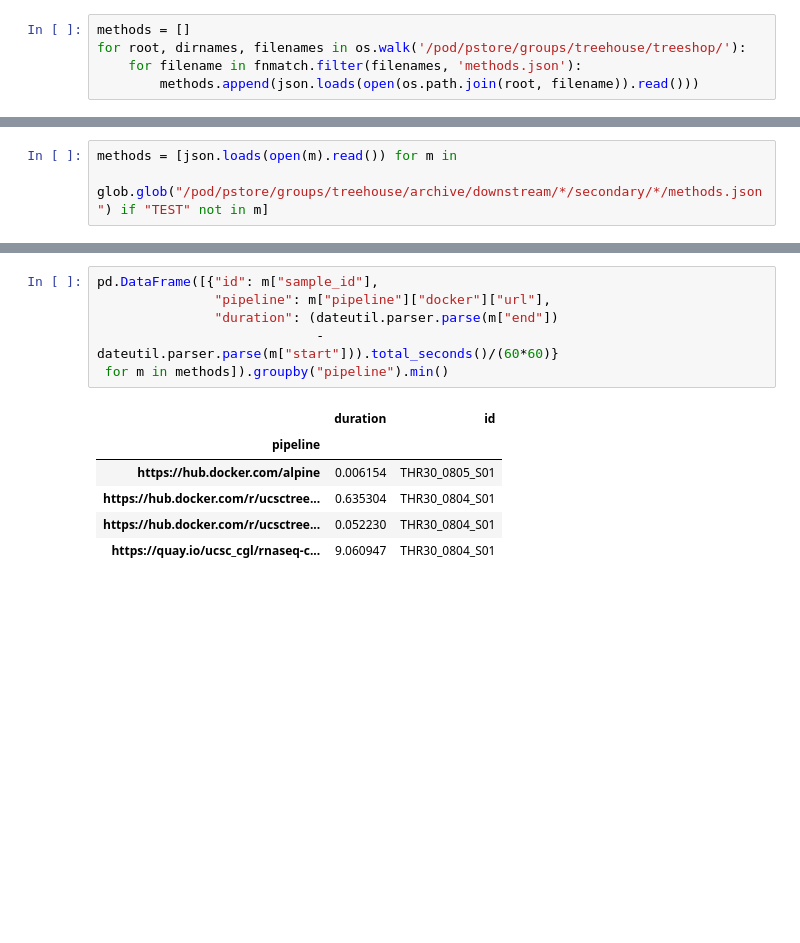
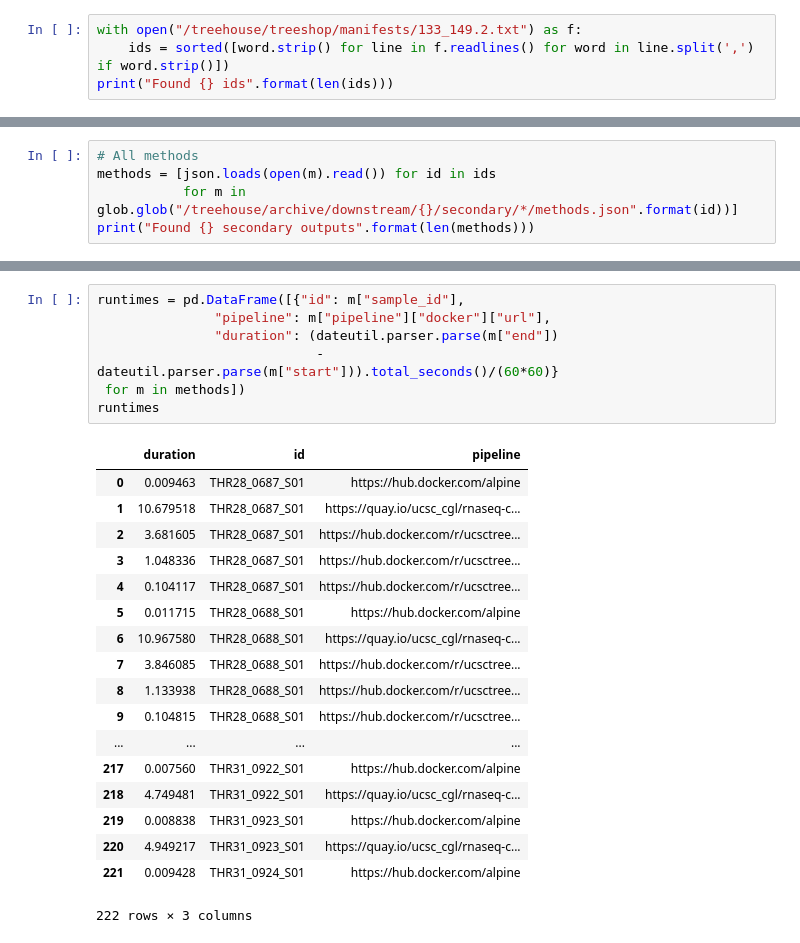
Before and after one commit to rcurrie/notebooks, a Jupyter notebook: Treehouse Pipeline Runtimes.ipynb, the cells around one changed output, grey strips where cells are left out. Cells and saved outputs as stored; diff of their text form; blank space fills up the shorter version.

```diff
--- a/Treehouse Pipeline Runtimes.ipynb
+++ b/Treehouse Pipeline Runtimes.ipynb
@@ -6,7 +7,6 @@ import dateutil.parser
 import glob
 import pandas as pd
-# %%
-methods = []
-for root, dirnames, filenames in os.walk('/pod/pstore/groups/treehouse/treeshop/'):
-    for filename in fnmatch.filter(filenames, 'methods.json'):
-        methods.append(json.loads(open(os.path.join(root, filename)).read()))
+# %%
+with open("/treehouse/treeshop/manifests/133_149.2.txt") as f:
+    ids = sorted([word.strip() for line in f.readlines() for word in line.split(',') if word.strip()])
+print("Found {} ids".format(len(ids)))
@@ -13,3 +15,5 @@ for root, dirnames, filenames in os.walk('/pod/pstore/groups/treehouse/treeshop/
 # %%
-methods = [json.loads(open(m).read()) for m in
-           glob.glob("/pod/pstore/groups/treehouse/archive/downstream/*/secondary/*/methods.json") if "TEST" not in m]
+# All methods
+methods = [json.loads(open(m).read()) for id in ids
+           for m in glob.glob("/treehouse/archive/downstream/{}/secondary/*/methods.json".format(id))]
+print("Found {} secondary outputs".format(len(methods)))
@@ -16,13 +32,26 @@ methods = [json.loads(open(m).read()) for m in
 # %%
-pd.DataFrame([{"id": m["sample_id"],
+runtimes = pd.DataFrame([{"id": m["sample_id"],
                "pipeline": m["pipeline"]["docker"]["url"],
                "duration": (dateutil.parser.parse(m["end"])
                             - dateutil.parser.parse(m["start"])).total_seconds()/(60*60)}
- for m in methods]).groupby("pipeline").min()
+ for m in methods])
+runtimes
 # %% [output]
-|  | duration | id |
-| pipeline |  |  |
-| https://hub.docker.com/alpine | 0.006154 | THR30_0805_S01 |
-| https://hub.docker.com/r/ucsctree... | 0.635304 | THR30_0804_S01 |
-| https://hub.docker.com/r/ucsctree... | 0.052230 | THR30_0804_S01 |
-| https://quay.io/ucsc_cgl/rnaseq-c... | 9.060947 | THR30_0804_S01 |
+|  | duration | id | pipeline |
+| 0 | 0.009463 | THR28_0687_S01 | https://hub.docker.com/alpine |
+| 1 | 10.679518 | THR28_0687_S01 | https://quay.io/ucsc_cgl/rnaseq-c... |
+| 2 | 3.681605 | THR28_0687_S01 | https://hub.docker.com/r/ucsctree... |
+| 3 | 1.048336 | THR28_0687_S01 | https://hub.docker.com/r/ucsctree... |
+| 4 | 0.104117 | THR28_0687_S01 | https://hub.docker.com/r/ucsctree... |
+| 5 | 0.011715 | THR28_0688_S01 | https://hub.docker.com/alpine |
+| 6 | 10.967580 | THR28_0688_S01 | https://quay.io/ucsc_cgl/rnaseq-c... |
+| 7 | 3.846085 | THR28_0688_S01 | https://hub.docker.com/r/ucsctree... |
+| 8 | 1.133938 | THR28_0688_S01 | https://hub.docker.com/r/ucsctree... |
+| 9 | 0.104815 | THR28_0688_S01 | https://hub.docker.com/r/ucsctree... |
+| ... | ... | ... | ... |
+| 217 | 0.007560 | THR31_0922_S01 | https://hub.docker.com/alpine |
+| 218 | 4.749481 | THR31_0922_S01 | https://quay.io/ucsc_cgl/rnaseq-c... |
+| 219 | 0.008838 | THR31_0923_S01 | https://hub.docker.com/alpine |
+| 220 | 4.949217 | THR31_0923_S01 | https://quay.io/ucsc_cgl/rnaseq-c... |
+| 221 | 0.009428 | THR31_0924_S01 | https://hub.docker.com/alpine |
+222 rows × 3 columns
```
Also changed, not shown: parts of 8 cells of this notebook, 6 other files.
